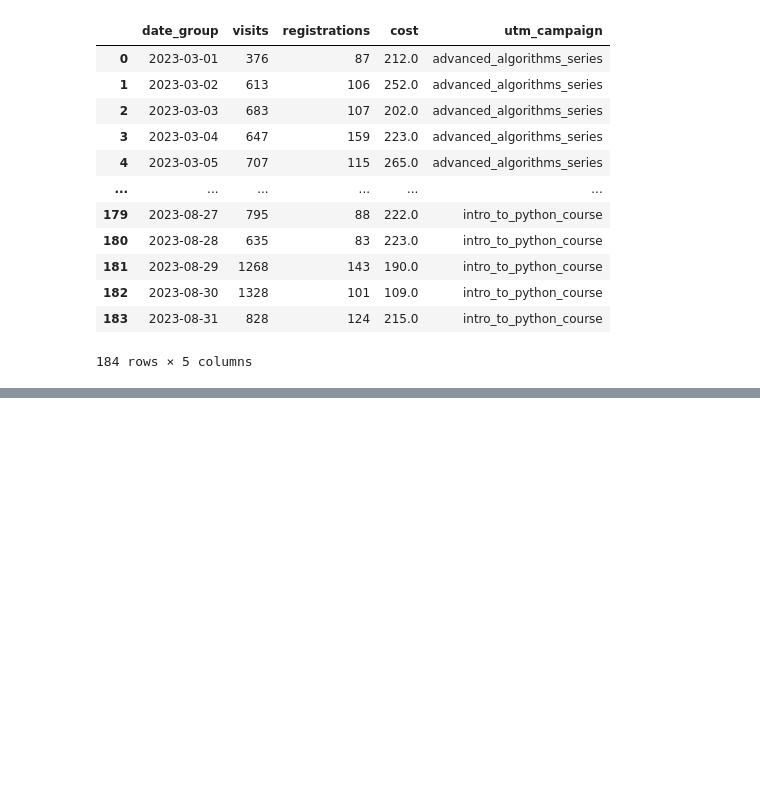
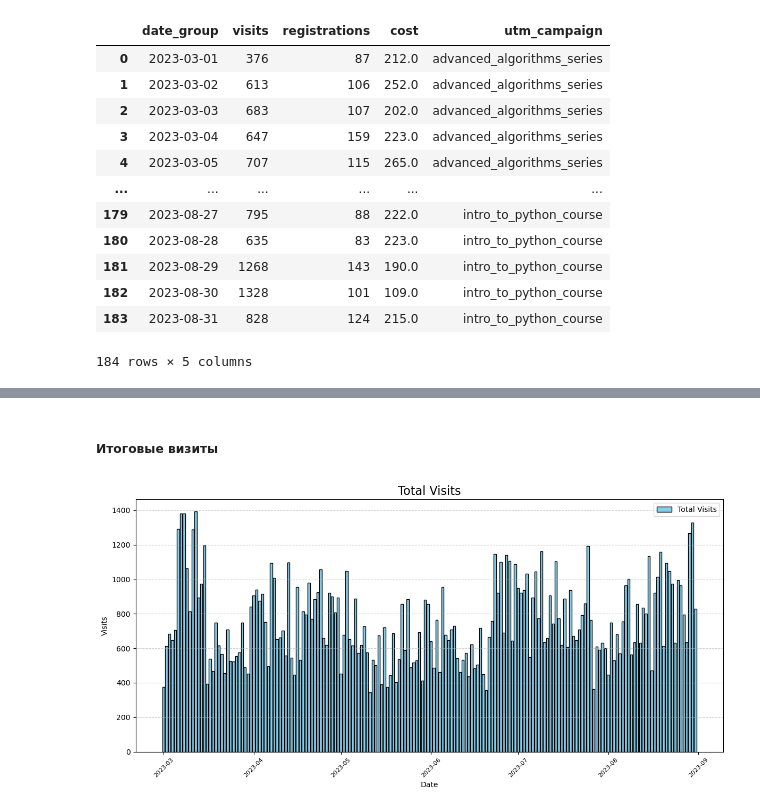
Before and after one commit to paalso/python-for-data-analysts-project-100, a Jupyter notebook: charts_project.ipynb, the cells around one changed output, grey strips where cells are left out. Saved outputs shown, nothing was run; the diff lists cells and outputs as text; code cells hidden in the pictures; blank space fills up the shorter version.

Commit message:
Add total visits plot

```diff
--- a/charts_project.ipynb
+++ b/charts_project.ipynb
@@ -412,0 +435,27 @@ campaign_summary_df.to_json(path_th_save_processed_ads)
+# %% [markdown]
+##### Итоговые визиты
+# %%
+def plot_total_visits(df, save_path=None):
+    plt.figure(figsize=(12, 6))
+
+    plt.bar(df.date_group, df.visits, label='Total Visits', color='skyblue', edgecolor='black')
+
+    plt.title('Total Visits', fontsize=16)
+    plt.xlabel('Date', fontsize=10)
+    plt.ylabel('Visits', fontsize=10)
+
+    plt.grid(axis='y', linestyle='--', alpha=0.6)
+
+    plt.legend()
+    plt.xticks(rotation=45, fontsize=8)
+    plt.yticks(fontsize=10)
+    plt.tight_layout()
+
+    if save_path:
+        plt.savefig(save_path, dpi=300, bbox_inches='tight')
+
+    plt.show()
+# %%
+plot_total_visits(campaign_summary_df, f'{dir_to_save_plots}/total_visits.png')
+# %% [output]
+[figure, added]
```
Also changed, not shown: parts of 4 cells of this notebook, 1 other file.
